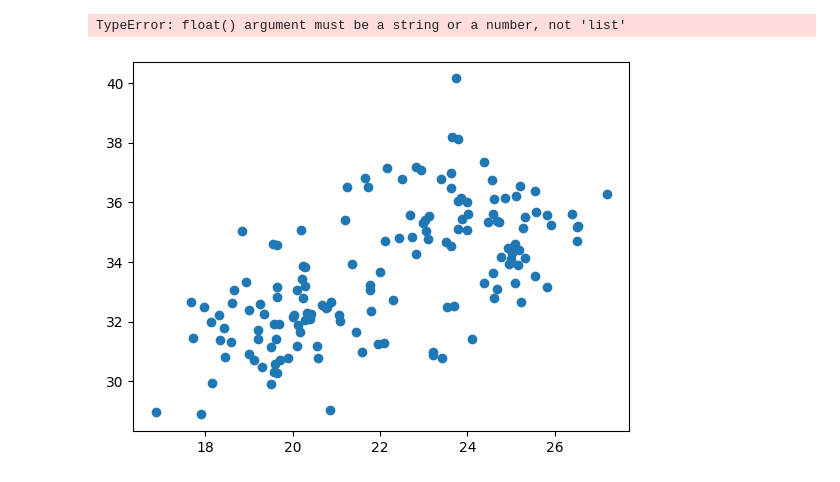
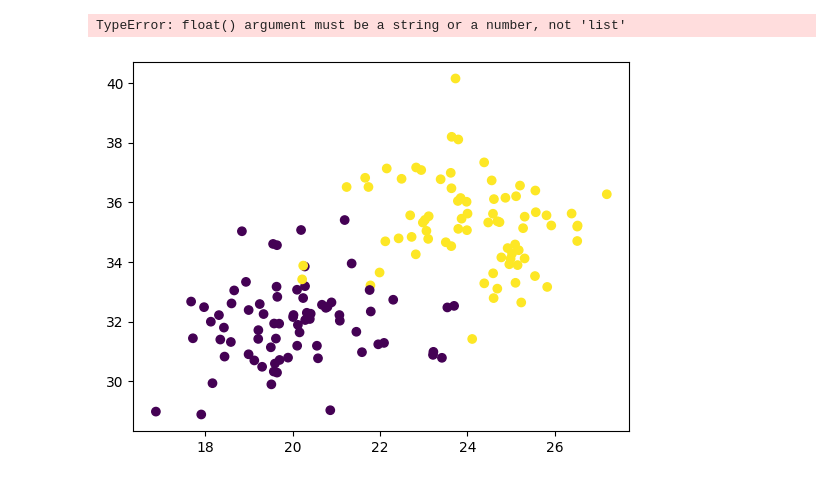
Before and after one commit to SCGlass/python-sam-glass, a Jupyter notebook: Labs/Lab_2_machine_learning.ipynb, the cells around one changed output. Cells and saved outputs as stored; diff of their text form; code cells hidden in the pictures.

Commit message:
fixing two different colors for the pokemon

```diff
--- a/Labs/Lab_2_machine_learning.ipynb
+++ b/Labs/Lab_2_machine_learning.ipynb
@@ -32,29 +32,28 @@ TypeError: float() argument must be a string or a number, not 'list'
 # %%
 import re
 import matplotlib.pyplot as plt #imports plotting on a graph
 
 Data = "../Data/datapoints.txt" # setting the path of the data to be used and creating a variable for it
 
-#Reads original file, then writes to a new one.
-with open(Data, "r") as f_read, open("../Data/sort_datapoints.txt", "w") as f_write:
+
+with open(Data, "r") as f_read, open("../Data/sort_datapoints.txt", "w") as f_write: #Reads original file, then writes to a new one.
 
     lines = f_read.readlines() # reads lines and sets variable "lines" within the data
 
     lines = lines[1:] # takes away first line
-
-
-# info about deleting lines from files from https://pynative.com/python-delete-lines-from-file/
-
 
 # organizing data into lists to enable them to be plotted on graph
 # ref : https://stackoverflow.com/questions/38532298/how-can-you-plot-data-from-a-txt-file-using-matplotlib
 pokemon_width = [float(line.split(", ")[0]) for line in lines] # spliting the data into variables to plot
 pokemon_height = [float(line.split(", ")[1]) for line in lines]
 pokemon_type = [float(line.split(", ")[2]) for line in lines] # 0 = Pichu 1 = Pikachu
 
-plt.scatter(pokemon_width, pokemon_height)
+
+
+
+plt.scatter(pokemon_width, pokemon_height,c = pokemon_type)
 plt.show()
 # %% [output]
-[figure, old version]
+[figure, new version]
 # %%
 lines = lines[1:]
```
